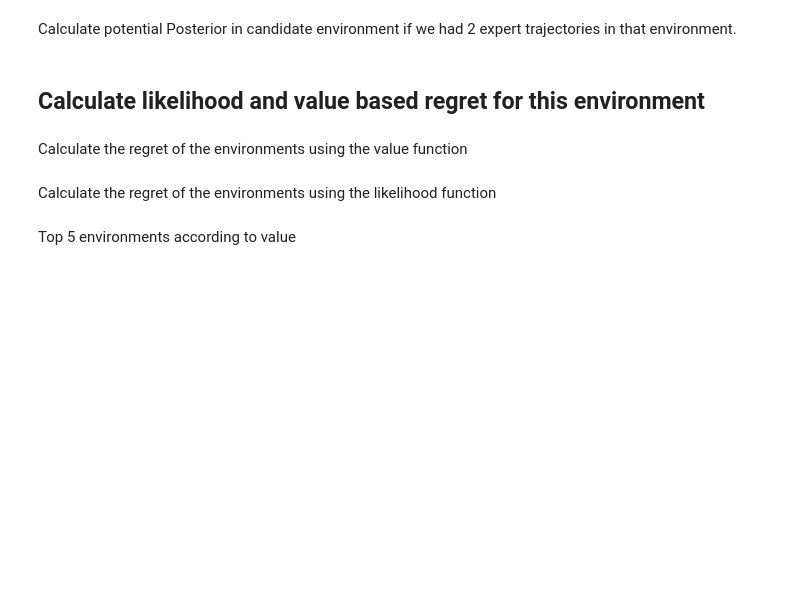
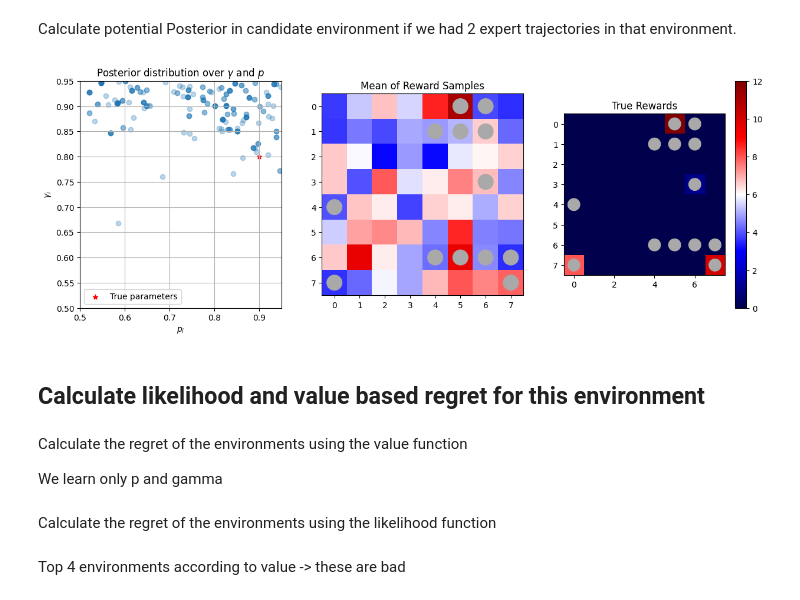
Before and after one commit to ankile/irl-environment-design, a Jupyter notebook: notebooks/07_pa_value_vs_likelihood.ipynb, the cells around one changed output. Drawn from its saved outputs; the diff is of its cells as text; code cells hidden in the pictures; blank space fills up the shorter version.

```diff
--- a/notebooks/07_pa_value_vs_likelihood.ipynb
+++ b/notebooks/07_pa_value_vs_likelihood.ipynb
@@ -173,2 +186,15 @@ def plot_posterior_for_env(env: Environment):
+# %%
+from src.utils.inference.sampling import bayesian_parameter_learning
+from src.utils.environment_design import environment_search
+
+posterior_samples_1 = bayesian_parameter_learning(expert_trajectories=expert_trajectories_1,
+                                                  sample_size=n_samples_MC,
+                                                  goal_states=goal_states,
+                                                  n_states=n_states)
+posterior_samples_1 = posterior_samples_1[-250:]
+
+plot_posterior_distribution(posterior_samples=posterior_samples_1, N=N, M=M, absorbing_states=goal_states, true_params=true_params)
+# %% [output]
+[figure, added]
 # %% [markdown]
 ## Calculate likelihood and value based regret for this environment
@@ -184,5 +201,7 @@ posterior_samples_1 = posterior_samples_1[-100:]
 # %% [markdown]
 Calculate the regret of the environments using the value function
+
+We learn only p and gamma
 # %%
 envs_value = environment_search(
     N=N, M=M, goal_states=goal_states, posterior_samples=posterior_samples_1,
@@ -194,4 +213,4 @@ envs_likelihood = environment_search(
     N=N, M=M, goal_states=goal_states, posterior_samples=posterior_samples_1,
     n_traj_per_sample=2, candidate_envs=candidate_envs, how="likelihood", agent_R=agent_R)
 # %% [markdown]
-Top 5 environments according to value
+Top 4 environments according to value -> these are bad
```
Also changed, not shown: parts of 16 cells of this notebook, 4 other files.
